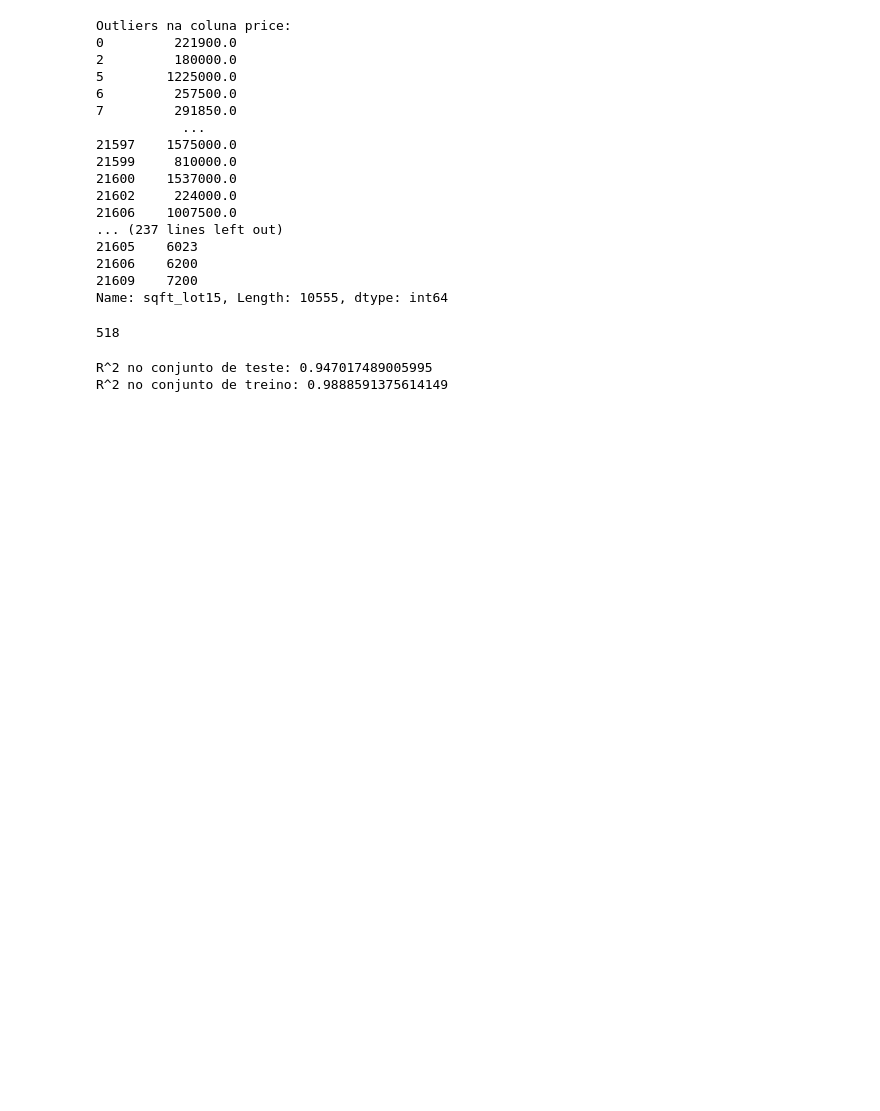
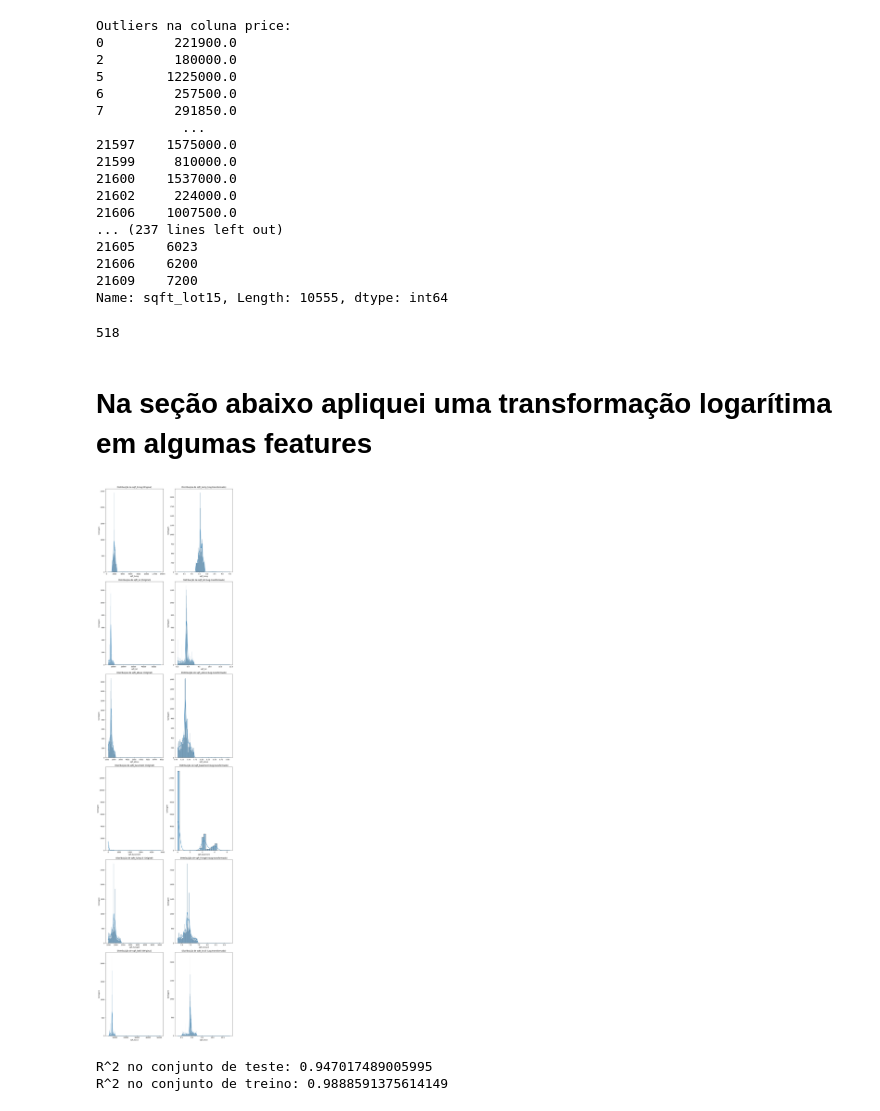
Before and after one commit to danmiirand/linearregressionifg, a Jupyter notebook: TrabalhoFinal_ModelagemDados.ipynb, the cells around one changed output. Drawn from its saved outputs; the diff is of its cells as text; code cells hidden in the pictures; blank space fills up the shorter version.

Commit message:
Update TrabalhoFinal_ModelagemDados.ipynb
Adicionado transformação log em algumas features e adicionado teste de split variando de 0.25 até 0.35 para verificar a robustez do modelo

```diff
--- a/TrabalhoFinal_ModelagemDados.ipynb
+++ b/TrabalhoFinal_ModelagemDados.ipynb
@@ -153,6 +154,63 @@ for coluna in casas.columns:
 print(qtd)
 # %% [output]
 518
+# %% [markdown]
+# Na seção abaixo apliquei uma transformação logarítima em algumas features
+# %%
+colunas_avaliadas = {
+    'price': 0,
+    'bedrooms': 0,
+    'bathrooms': 0,
+    'sqft_living': 1,
+    'sqft_lot': 1,
+    'floors': 0,
+    'waterfront': 0,
+    'view': 0,
+    'condition': 0,
+    'grade': 0,
+    'sqft_above': 1,
+    'sqft_basement': 1,
+    'yr_built': 0,
+    'yr_renovated': 0,
+    'zipcode': 0,
+    'lat': 0,
+    'long': 0,
+    'sqft_living15': 1,
+    'sqft_lot15': 1
+}
+
+casas_log1p = casas.copy()
+
+# Filtrando as colunas avaliadas
+colunas_para_plotar = [coluna for coluna, avaliada in colunas_avaliadas.items() if avaliada == 1]
+
+# Criando subplots
+fig, axs = plt.subplots(len(colunas_para_plotar), 2, figsize=(12, 8*len(colunas_para_plotar)))
+
+# Iterando sobre as colunas
+for i, coluna in enumerate(colunas_para_plotar):
+    # Plotando gráfico dos dados originais
+    sns.histplot(casas[coluna], kde=True, ax=axs[i, 0])
+    axs[i, 0].set_title(f'Distribuição de {coluna} (Original)')
+    axs[i, 0].set_xlabel(coluna)
+    axs[i, 0].set_ylabel('Contagem')
+
+    # Aplicando a transformação logarítmica
+    casas_log1p[coluna] = np.log1p(casas[coluna])
+
+    # Plotando gráfico dos dados transformados
+    sns.histplot(casas_log1p[coluna], kde=True, ax=axs[i, 1])
+    axs[i, 1].set_title(f'Distribuição de {coluna} (Log-transformado)')
+    axs[i, 1].set_xlabel(coluna)
+    axs[i, 1].set_ylabel('Contagem')
+
+# Ajustando o layout
+plt.tight_layout()
+plt.show()
+
+casas = casas_log1p.copy()
+# %% [output]
+[figure, added]
 # %%
 imputer = KNNImputer(n_neighbors=5)
 casas[['sqft_basement', 'yr_renovated']] = imputer.fit_transform(casas[['sqft_basement', 'yr_renovated']])
```
Also changed, not shown: parts of 9 cells of this notebook.
